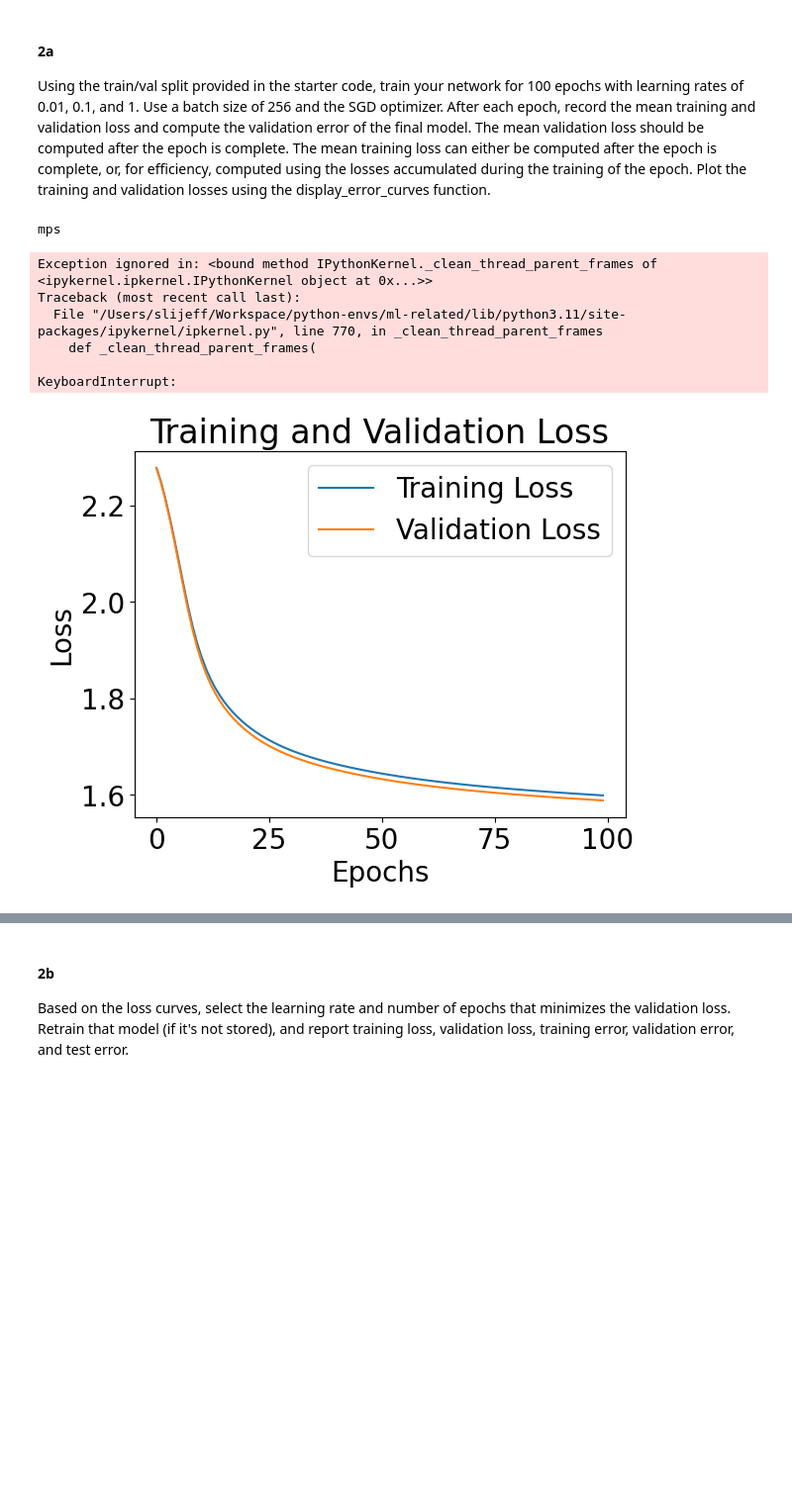
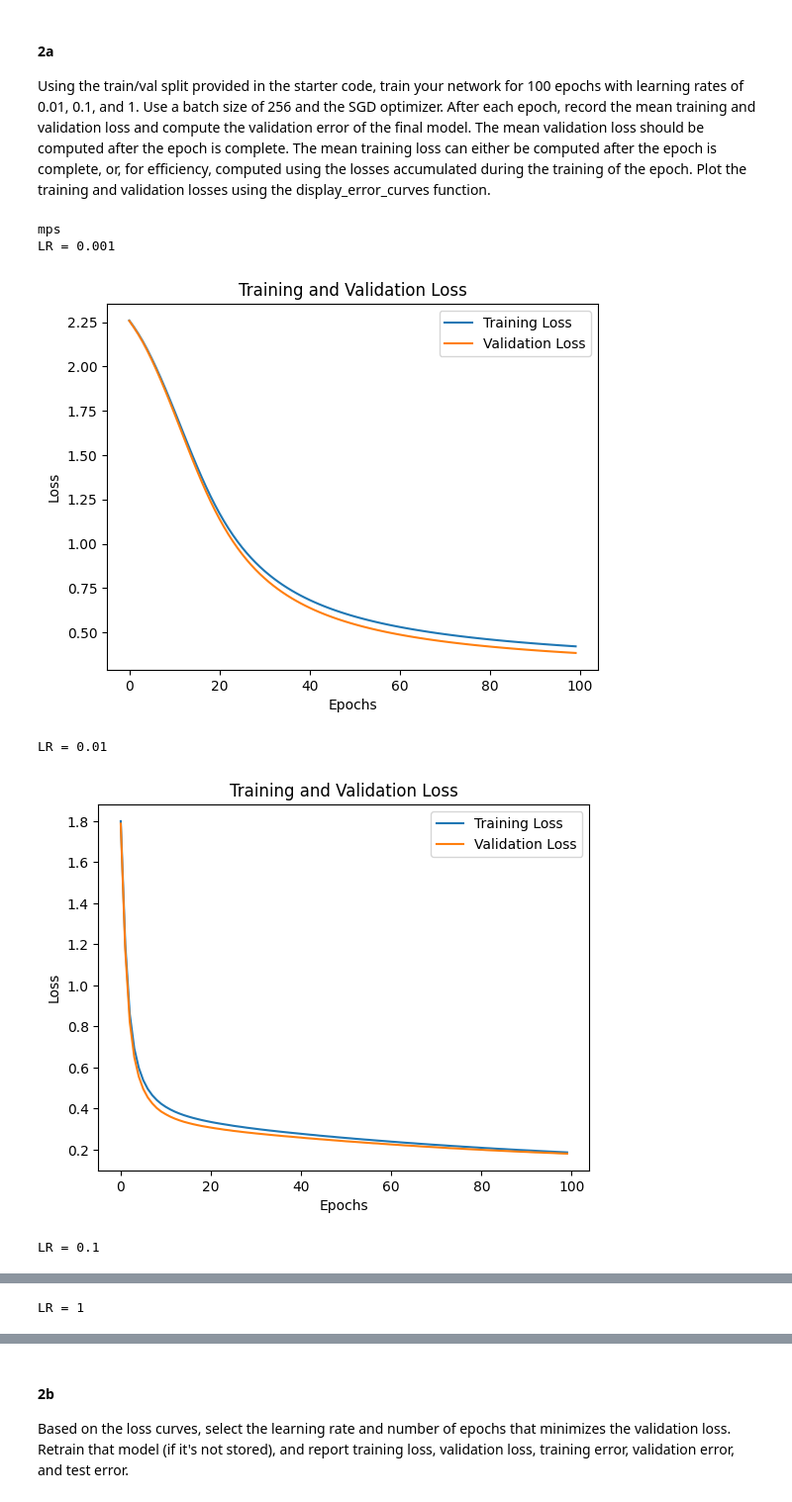
Before and after one commit to Slijeff/cs441, a Jupyter notebook: hw4/CS441_SP24_HW4_Starter.ipynb, the cells around one changed output, grey strips where cells are left out. Shown at 99% size. Cells and saved outputs as stored; diff of their text form; code cells hidden in the pictures; blank space fills up the shorter version.

```diff
--- a/hw4/CS441_SP24_HW4_Starter.ipynb
+++ b/hw4/CS441_SP24_HW4_Starter.ipynb
@@ -284,30 +277,28 @@ def evaluate_MLP(mlp, loader):
 # %%
 # Code for running experiments
 %matplotlib inline
 print(device) # make sure you're using GPU instance
 torch.manual_seed(0) # to avoid randomness, but if you wanted to create an ensemble, you should not use a manual seed
 
 # TODO (set up dataloaders, and call training function)
 
 batch_size = 256
 
 train_dataset = TensorDataset(torch.Tensor(x_train), torch.Tensor(np.eye(10)[y_train]))
 val_dataset = TensorDataset(torch.Tensor(x_val), torch.Tensor(np.eye(10)[y_val]))
 
 train_dataloader = DataLoader(train_dataset, batch_size=batch_size, shuffle=True)
 # val_dataloader = DataLoader(val_dataset, batch_size=batch_size, shuffle=True)
 val_dataloader = DataLoader(val_dataset, batch_size=2000, shuffle=False)
 
 trained_models = []
 for lr in [0.001, 0.01, 0.1, 1]:
+    print(f"LR = {lr}")
     trained_models.append(train_MLP_mnist(train_dataloader, val_dataloader, device, lr=lr, num_epochs=100))
-    break
 # %% [output]
 mps
+LR = 0.001
+[figure, new version]
-Exception ignored in: <bound method IPythonKernel._clean_thread_parent_frames of <ipykernel.ipkernel.IPythonKernel object at 0x...>>
-Traceback (most recent call last):
-  File "/Users/slijeff/Workspace/python-envs/ml-related/lib/python3.11/site-packages/ipykernel/ipkernel.py", line 770, in _clean_thread_parent_frames
-    def _clean_thread_parent_frames(
-
-KeyboardInterrupt:
+LR = 0.01
-[figure, old version]
+[figure, added]
+LR = 0.1
@@ -313,0 +306 @@ KeyboardInterrupt:
+LR = 1
```
Also changed, not shown: parts of 8 cells of this notebook.
